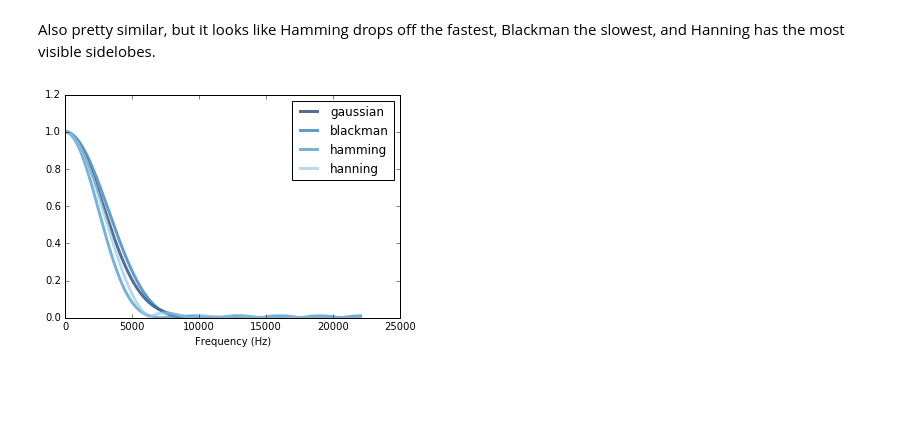
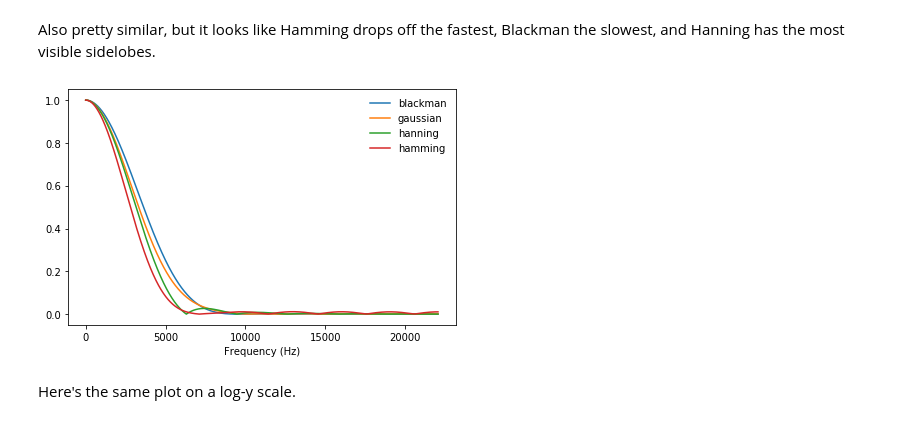
Before and after one commit to AllenDowney/ThinkDSP, a Jupyter notebook: code/chap08soln.ipynb, the cells around one changed output. Saved outputs shown, nothing was run; the diff lists cells and outputs as text; code cells hidden in the pictures; blank space fills up the shorter version.

```diff
--- a/code/chap08soln.ipynb
+++ b/code/chap08soln.ipynb
@@ -125,17 +133,16 @@ blackman = np.blackman(M)
 hamming = np.hamming(M)
 hanning = np.hanning(M)
 
-windows = [gaussian, blackman, hamming, hanning]
-names = ['gaussian', 'blackman', 'hamming', 'hanning']
+windows = [blackman, gaussian, hanning, hamming]
+names = ['blackman', 'gaussian', 'hanning', 'hamming']
 
 for window in windows:
     window /= sum(window)
 # %% [markdown]
 Let's see what the windows look like.
 # %%
-thinkplot.preplot(4)
 for window, name in zip(windows, names):
-    thinkplot.plot(window, label=name)
+    plt.plot(window, label=name)
 
-thinkplot.config(xlabel='Index', legend=True, loc='center bottom')
+decorate(xlabel='Index')
 # %% [output]
@@ -143,17 +150,31 @@ thinkplot.config(xlabel='Index', legend=True, loc='center bottom')
 # %% [markdown]
 They are pretty similar.  Let's see what their DFTs look like:
+# %%
+def zero_pad(array, n):
+    """Extends an array with zeros.
+
+    array: NumPy array
+    n: length of result
+
+    returns: new NumPy array
+    """
+    res = np.zeros(n)
+    res[:len(array)] = array
+    return res
 # %%
 def plot_window_dfts(windows, names):
-    thinkplot.preplot(5)
-
+    """
+    """
     for window, name in zip(windows, names):
-        padded = thinkdsp.zero_pad(window, len(wave))
+        padded =  zero_pad(window, len(wave))
         dft_window = np.fft.rfft(padded)
-        thinkplot.plot(abs(dft_window), label=name)
+        plt.plot(abs(dft_window), label=name)
 # %% [markdown]
 Also pretty similar, but it looks like Hamming drops off the fastest, Blackman the slowest, and Hanning has the most visible sidelobes.
 # %%
 plot_window_dfts(windows, names)
-thinkplot.config(xlabel='Frequency (Hz)', loc='upper right')
+decorate(xlabel='Frequency (Hz)')
 # %% [output]
-[figure, old version]
+[figure, new version]
+# %% [markdown]
+Here's the same plot on a log-y scale.
```
Also changed, not shown: parts of 18 cells of this notebook, 2 other files.
